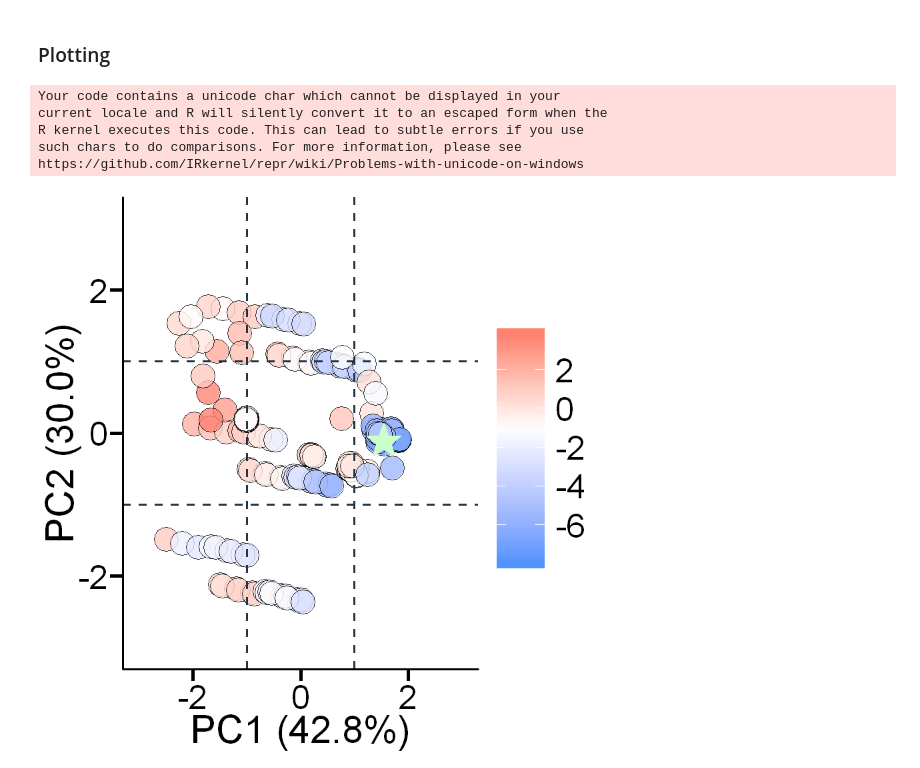
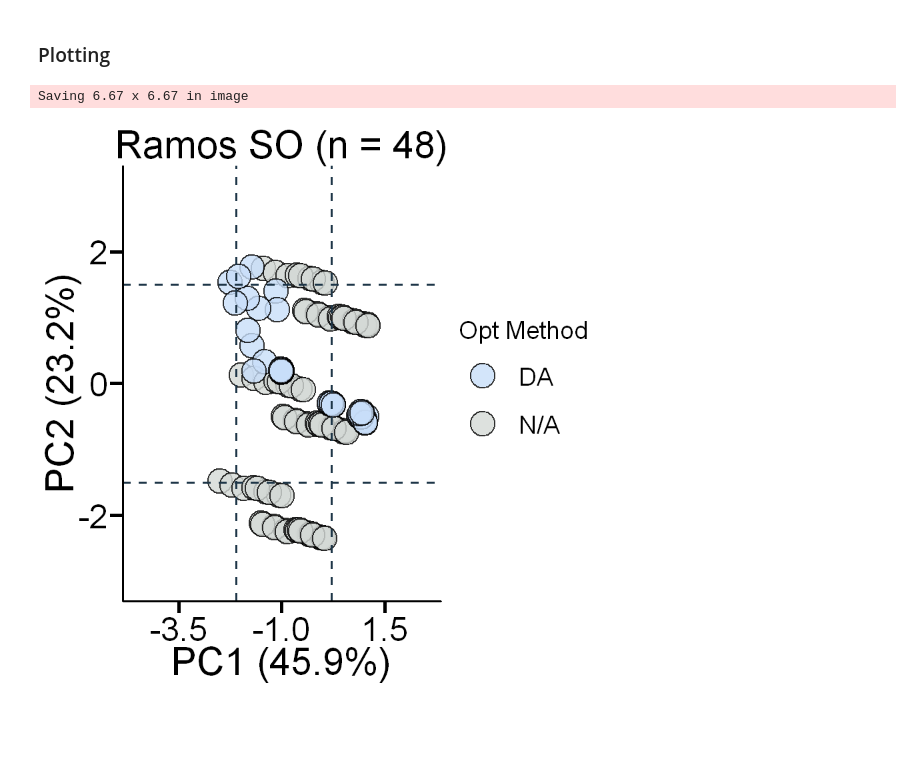
Before and after one commit to MaoResearchGroup/falcon-lnp-optimization, a Jupyter notebook: notebooks/plot_PCA.ipynb, the cells around one changed output. Drawn from its saved outputs; the diff is of its cells as text; code cells hidden in the pictures; blank space fills up the shorter version.

```diff
--- a/notebooks/plot_PCA.ipynb
+++ b/notebooks/plot_PCA.ipynb
@@ -107,55 +101,36 @@ Cumulative Proportion  0.4591 0.6914 0.8638 1.0000
 # %% [markdown]
 ### Plotting ###
 # %%
+#Visualize SO RAMOS Formulations
+
 hist_data <- pca_data[
-  pca_data$Opt_Method == "DA" | pca_data$Iter == 0,
-]
+  pca_data$Iter == 0 |
+  (pca_data$Opt_Method == "DA" & pca_data$Cell_Target == "RAMOS"),
+  ]
 
-p_pca <- ggplot(hist_data, aes(x = PC1, y = PC2, fill = RLU)) +  # Use fill instead of color for shape 21
-  geom_point(shape = 21, color = "black", stroke = 0.5, alpha = 0.8, size = 10) +  # Add black border with stroke
+custom_colors <- c("N/A" = "#d4d9d6", "DA" = "#C8DEF9")
+
+p_pca <- ggplot(hist_data, aes(x = PC1, y = PC2, fill = as.factor(Opt_Method))) +
+  geom_point(shape = 21, size = 10, color = "black", stroke = 1, alpha = 0.8) +  # Black outline added
   # Adding horizontal dashed lines
-  geom_hline(yintercept = c(-1, 1), linetype = "dashed", color = "#1e3648", size = 1) +
+  geom_hline(yintercept = c(-1.5, 1.5), linetype = "dashed", color = "#1e3648", size = 1) +
   # Adding vertical dashed lines
-  geom_vline(xintercept = c(-1, 1), linetype = "dashed", color = "#1e3648", size = 1) +
-  # Apply a continuous fill scale instead of color
-  scale_fill_gradient2(low = "#5193ff", mid = "#ffffff", high = "#ff3636", midpoint = median(hist_data$RLU)) +
+  geom_vline(xintercept = c(-2.1, 0.2), linetype = "dashed", color = "#1e3648", size = 1) +
+  # Apply the custom color scale for the fill
+  scale_fill_manual(values = custom_colors) +
   # Use scale_x_continuous to set both breaks and limits for the x-axis
-  scale_x_continuous(breaks = c(-2, 0, 2), limits = c(-3, 3)) +
+  scale_x_continuous(breaks = c(-3.5, -1, 1.5), limits = c(-4.5, 2.5)) +
   # Use scale_y_continuous to set both breaks and limits for the y-axis
   scale_y_continuous(breaks = c(-2, 0, 2), limits = c(-3, 3)) +
-  geom_text(
-    data = subset(hist_data, Formula_label == 179),
-    aes(x = PC1, y = PC2),
-    label = "\u2605",   # ★
-    color = "#CAFFCA",
-    size = 18,
-    fontface = "bold"
-  ) +
-   geom_text(
-    data = subset(hist_data, Formula_label == 119),
-    aes(x = PC1, y = PC2),
-    label = "\u2605",   # ★
-    color = "#a292ef",
-    size = 18,
-    fontface = "bold"
-  ) +
   custom_theme +
-  labs(x = "PC1 (42.8%)",
-       y = "PC2 (30.0%)",
-       fill = "") +
-  theme(legend.position = "right",
-        legend.text = element_text(size = 30),  # Increase the size of the legend labels
-        legend.title = element_text(size = 20), # Increase the size of the legend title
-        )
-# Display the plot
+  labs(title = "Ramos SO (n = 48)",
+       x = "PC1 (45.9%)",
+       y = "PC2 (23.2%)",
+       fill = "Opt Method")
 
-filename <- paste0("../output/", RUN_NAME, "/Fig2_Grid_PCA.png")
-ggsave(filename, plot = p_pca, dpi = 600, width = 8.5, height = 7)
+filename <- paste0("../output/", RUN_NAME, "/RAMOS_SO_PCA.png")
+ggsave(filename, plot = p_pca, dpi = 600)
 print(p_pca)
 # %% [output]
-Your code contains a unicode char which cannot be displayed in your
-current locale and R will silently convert it to an escaped form when the
-R kernel executes this code. This can lead to subtle errors if you use
-such chars to do comparisons. For more information, please see
-https://github.com/IRkernel/repr/wiki/Problems-with-unicode-on-windows
+Saving 6.67 x 6.67 in image
-[figure, old version]
+[figure, new version]
```
Also changed, not shown: parts of 4 cells of this notebook, 10 other files.
